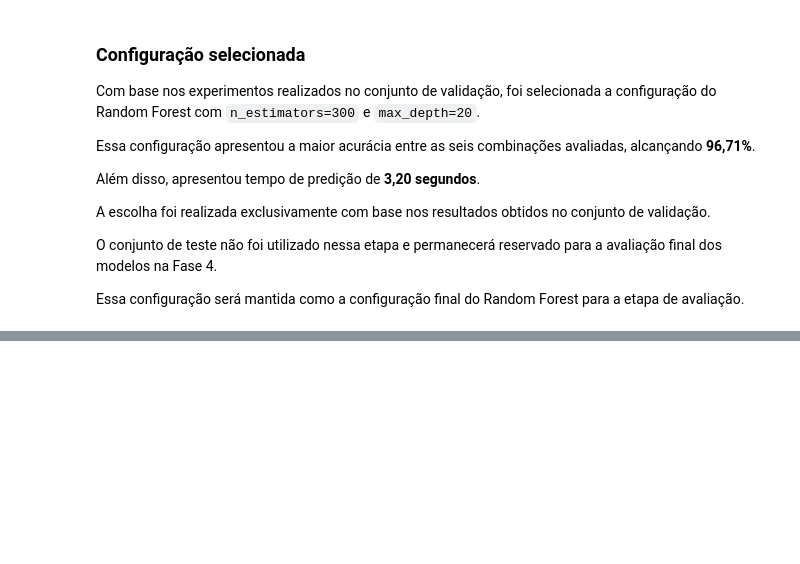
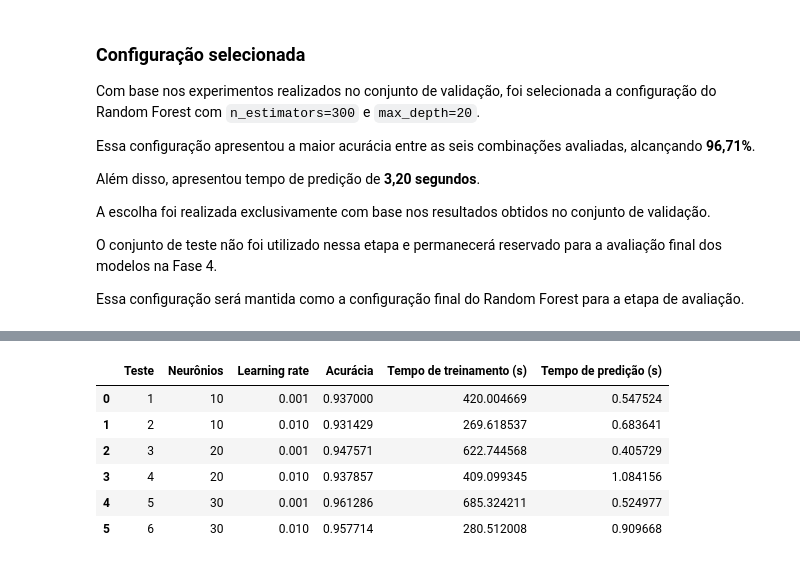
Before and after one commit to Franciane-sl/MNIST_Classification, a Jupyter notebook: notebooks/mnist_classification.ipynb, the cells around one changed output, grey strips where cells are left out. Saved outputs shown, nothing was run; the diff lists cells and outputs as text; code cells hidden in the pictures; blank space fills up the shorter version.

Commit message:
feat: adiciona treinamento do MLP e documenta fase 3

```diff
--- a/notebooks/mnist_classification.ipynb
+++ b/notebooks/mnist_classification.ipynb
@@ -942,0 +1120,63 @@ Essa configuração será mantida como a configuração final do Random Forest p
+# %%
+resultados_mlp = [
+    {
+        "Teste": 1,
+        "Neurônios": 10,
+        "Learning rate": 0.001,
+        "Acurácia": acuracia_mlp_1,
+        "Tempo de treinamento (s)": tempo_treinamento_mlp_1,
+        "Tempo de predição (s)": tempo_predicao_mlp_1
+    },
+    {
+        "Teste": 2,
+        "Neurônios": 10,
+        "Learning rate": 0.01,
+        "Acurácia": acuracia_mlp_2,
+        "Tempo de treinamento (s)": tempo_treinamento_mlp_2,
+        "Tempo de predição (s)": tempo_predicao_mlp_2
+    },
+    {
+        "Teste": 3,
+        "Neurônios": 20,
+        "Learning rate": 0.001,
+        "Acurácia": acuracia_mlp_3,
+        "Tempo de treinamento (s)": tempo_treinamento_mlp_3,
+        "Tempo de predição (s)": tempo_predicao_mlp_3
+    },
+    {
+        "Teste": 4,
+        "Neurônios": 20,
+        "Learning rate": 0.01,
+        "Acurácia": acuracia_mlp_4,
+        "Tempo de treinamento (s)": tempo_treinamento_mlp_4,
+        "Tempo de predição (s)": tempo_predicao_mlp_4
+    },
+    {
+        "Teste": 5,
+        "Neurônios": 30,
+        "Learning rate": 0.001,
+        "Acurácia": acuracia_mlp_5,
+        "Tempo de treinamento (s)": tempo_treinamento_mlp_5,
+        "Tempo de predição (s)": tempo_predicao_mlp_5
+    },
+    {
+        "Teste": 6,
+        "Neurônios": 30,
+        "Learning rate": 0.01,
+        "Acurácia": acuracia_mlp_6,
+        "Tempo de treinamento (s)": tempo_treinamento_mlp_6,
+        "Tempo de predição (s)": tempo_predicao_mlp_6
+    }
+]
+
+resultados_mlp = pd.DataFrame(resultados_mlp)
+
+resultados_mlp
+# %% [output]
+|  | Teste | Neurônios | Learning rate | Acurácia | Tempo de treinamento (s) | Tempo de predição (s) |
+| 0 | 1 | 10 | 0.001 | 0.937000 | 420.004669 | 0.547524 |
+| 1 | 2 | 10 | 0.010 | 0.931429 | 269.618537 | 0.683641 |
+| 2 | 3 | 20 | 0.001 | 0.947571 | 622.744568 | 0.405729 |
+| 3 | 4 | 20 | 0.010 | 0.937857 | 409.099345 | 1.084156 |
+| 4 | 5 | 30 | 0.001 | 0.961286 | 685.324211 | 0.524977 |
+| 5 | 6 | 30 | 0.010 | 0.957714 | 280.512008 | 0.909668 |
```
Also changed, not shown: parts of 30 cells of this notebook.
